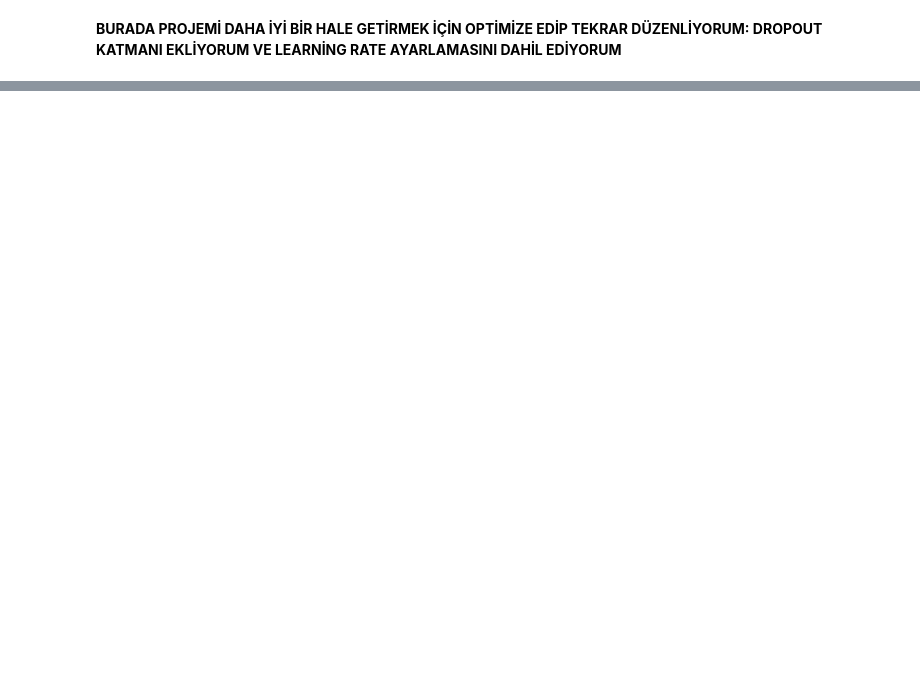
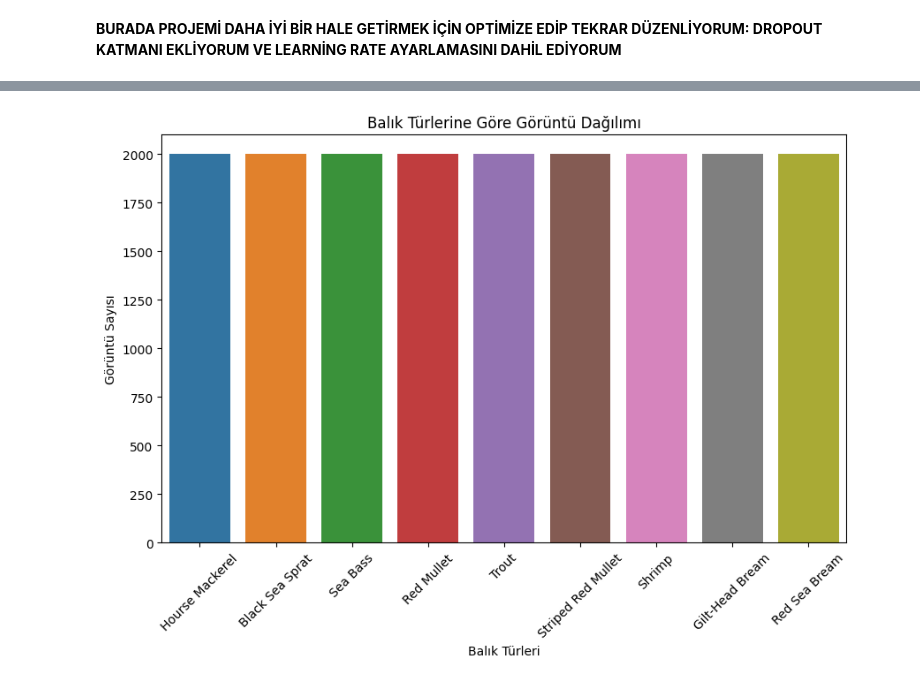
Before and after one commit to ecemknrl/Fish_ANN, a Jupyter notebook: fish-dataset-ann-project (1).ipynb, the cells around one changed output, grey strips where cells are left out. Saved outputs shown, nothing was run; the diff lists cells and outputs as text; code cells hidden in the pictures; blank space fills up the shorter version.

```diff
--- a/fish-dataset-ann-project (1).ipynb
+++ b/fish-dataset-ann-project (1).ipynb
@@ -331,0 +364,18 @@ plt.show()
+# %%
+import matplotlib.pyplot as plt
+import seaborn as sns
+import pandas as pd
+
+# CSV dosyasını yükleme
+data = pd.read_csv(csv_path)  # csv_path, CSV dosyanızın tam yoludur
+
+# Sınıf Dağılımını Görselleştirme
+plt.figure(figsize=(10, 6))
+sns.countplot(x='label', data=data)  # 'label' sütununu x olarak belirtiyoruz
+plt.title("Balık Türlerine Göre Görüntü Dağılımı")
+plt.xlabel("Balık Türleri")
+plt.ylabel("Görüntü Sayısı")
+plt.xticks(rotation=45)  # Etiketlerin açısını ayarlama
+plt.show()
+# %% [output]
+[figure, added]
```
Also changed, not shown: parts of 14 cells of this notebook.
